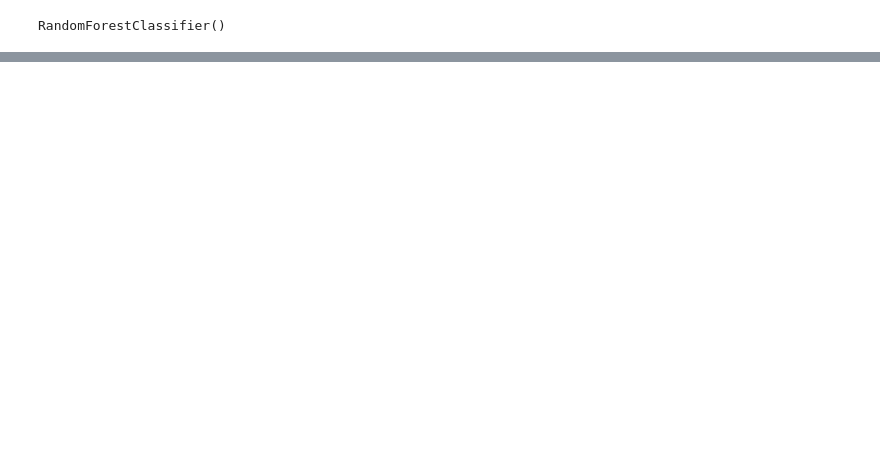
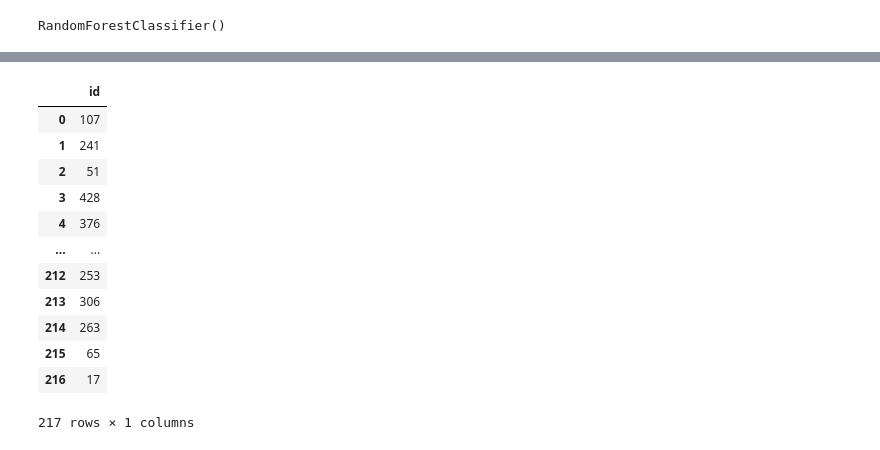
Before and after one commit to dario-x/Machine-Learning, a Jupyter notebook: congressclass2.ipynb, the cells around one changed output, grey strips where cells are left out. Saved outputs shown, nothing was run; the diff lists cells and outputs as text; code cells hidden in the pictures; blank space fills up the shorter version.

```diff
--- a/congressclass2.ipynb
+++ b/congressclass2.ipynb
@@ -187,0 +251,20 @@ plt.show()
+# %%
+
+solution = pd.DataFrame(X_end_test)
+solution = solution.rename({0: 'id'}, axis='columns')
+solution = pd.DataFrame(solution['id'])
+solution
+# %% [output]
+|  | id |
+| 0 | 107 |
+| 1 | 241 |
+| 2 | 51 |
+| 3 | 428 |
+| 4 | 376 |
+| ... | ... |
+| 212 | 253 |
+| 213 | 306 |
+| 214 | 263 |
+| 215 | 65 |
+| 216 | 17 |
+217 rows × 1 columns
```
Also changed, not shown: parts of 12 cells of this notebook.
